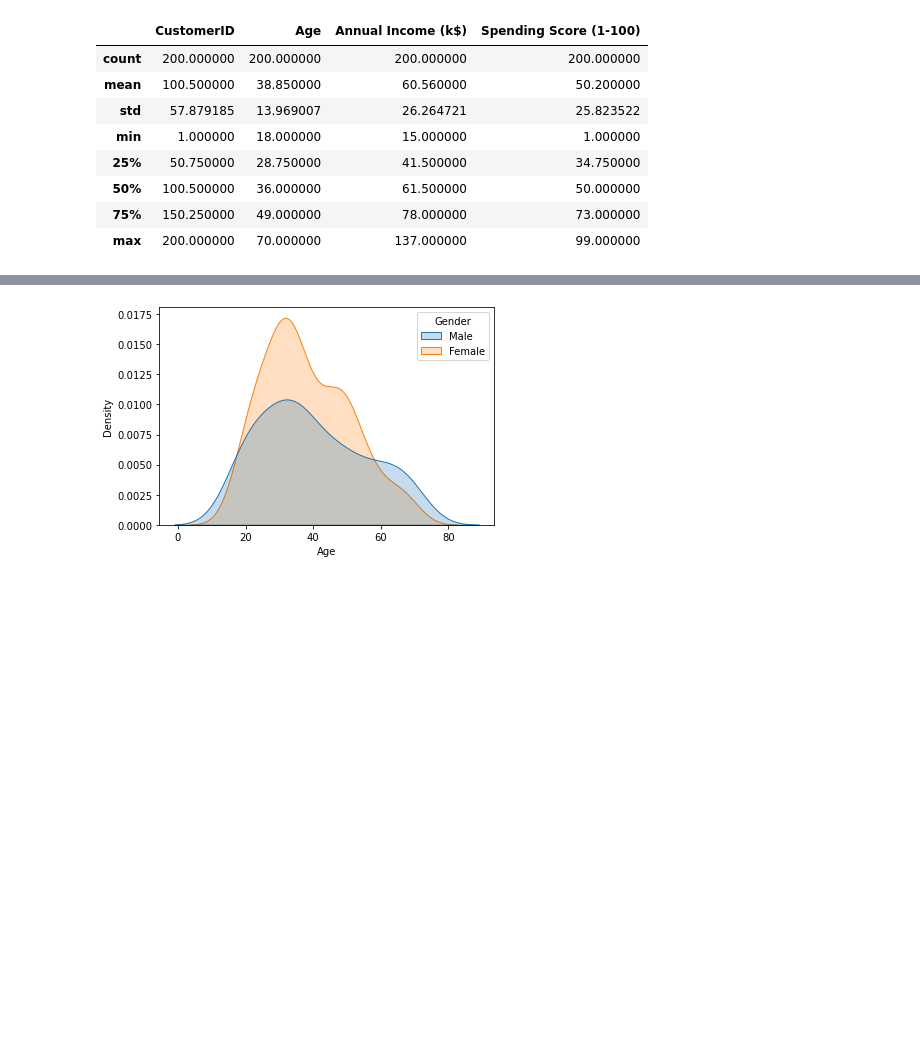
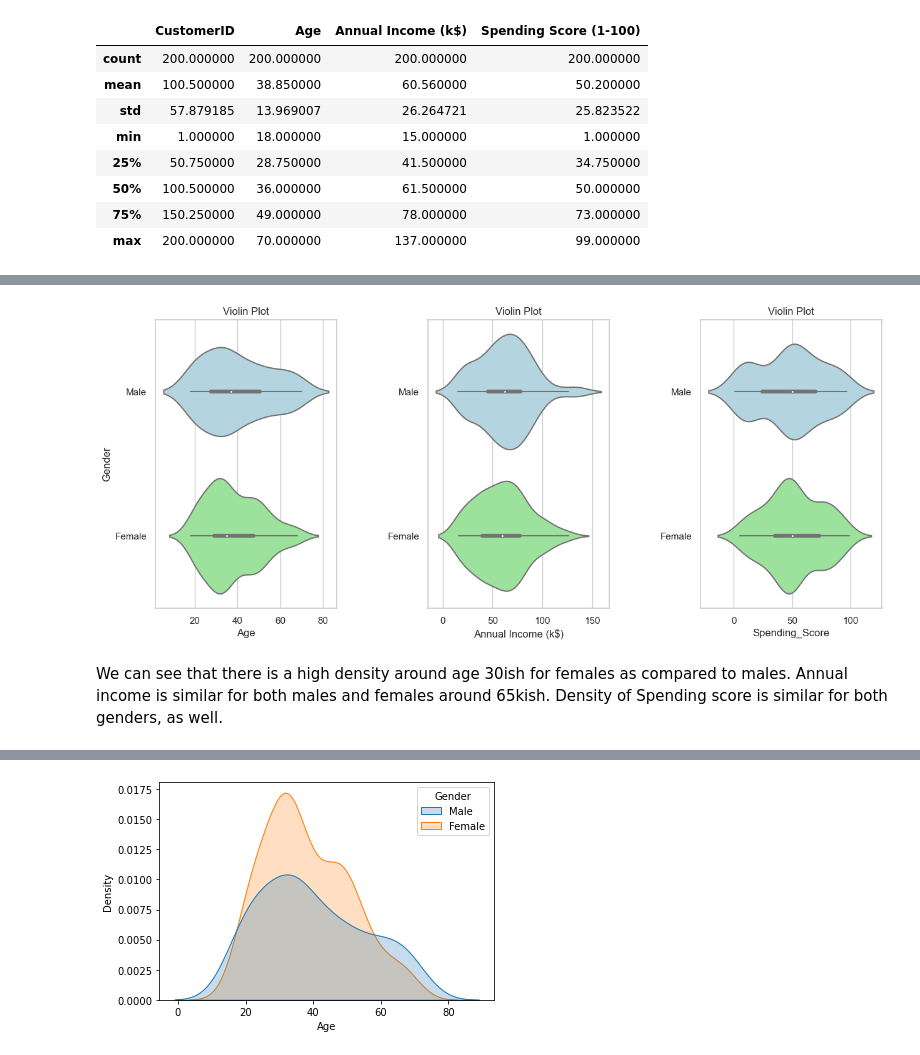
Before and after one commit to analyticsbyted/customer_segmentation, a Jupyter notebook: segmentation.ipynb, the cells around one changed output, grey strips where cells are left out. Cells and saved outputs as stored; diff of their text form; code cells hidden in the pictures; blank space fills up the shorter version.

```diff
--- a/segmentation.ipynb
+++ b/segmentation.ipynb
@@ -52 +175,18 @@ for i in columns:
+# %%
+plt.figure(figsize=(15, 6))
+n=0
+for cols in ['Age', 'Annual Income (k$)', 'Spending_Score']:
+    n+=1
+    plt.subplot(1, 3, n)
+    sns.set(style="whitegrid")
+    plt.subplots_adjust(hspace = 0.5, wspace = 0.5)
+    sns.violinplot(x = cols, y = 'Gender', data = df, palette={'Male': 'lightblue', 'Female': 'lightgreen'})
+    plt.ylabel('Gender' if n == 1 else '')
+    plt.title('Violin Plot')
+
+plt.show()
+# %% [output]
+[figure, added]
+# %% [markdown]
+We can see that there is a high density around age 30ish for females as compared to males. Annual income is similar for both males and females around 65kish. Density of Spending score is similar for both genders, as well.
 # %%
```
Also changed, not shown: parts of 22 cells of this notebook.
